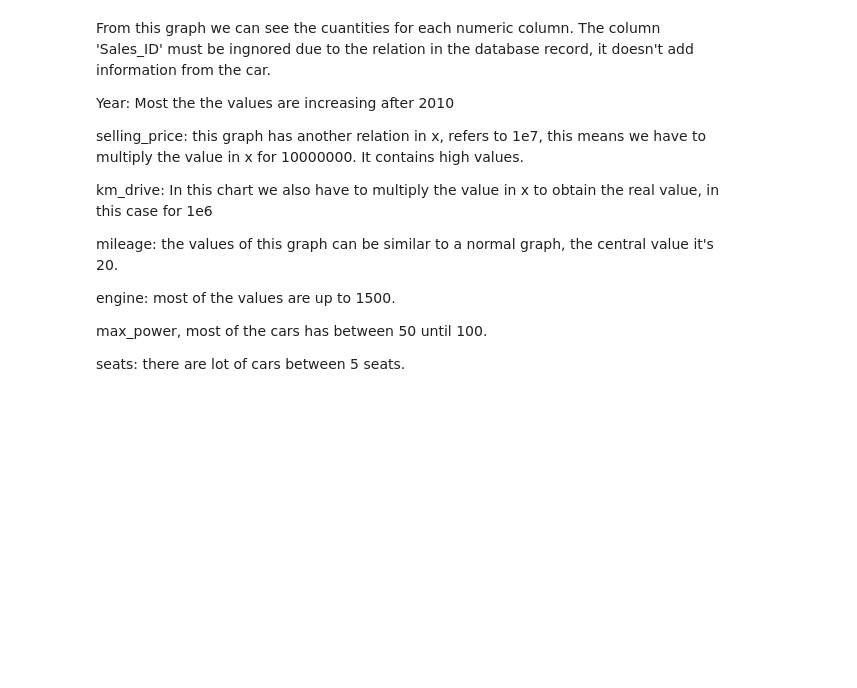
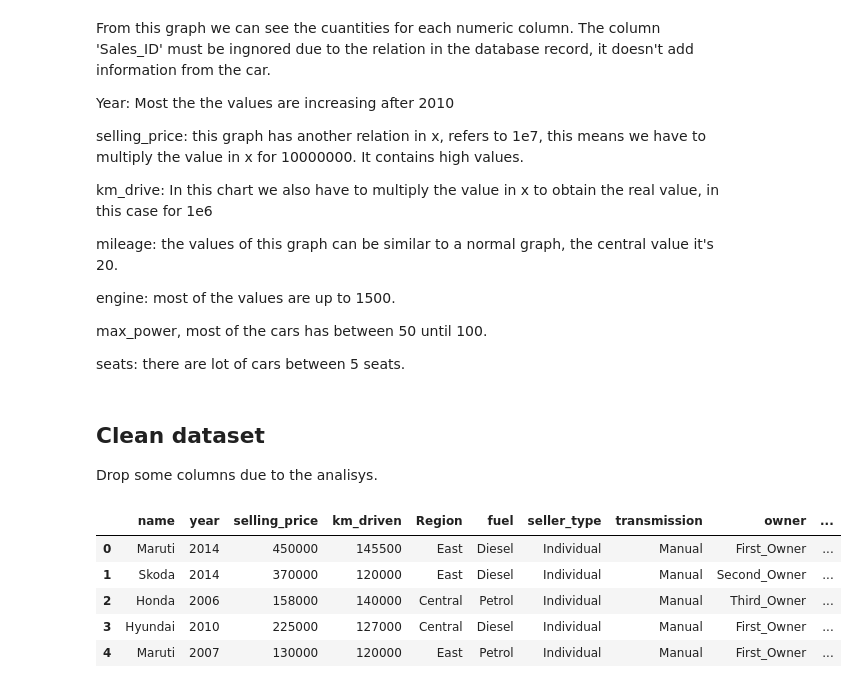
Before and after one commit to parivgabriela/DATA, a Jupyter notebook: car_selling_data/car_data.ipynb, the cells around one changed output. Saved outputs shown, nothing was run; the diff lists cells and outputs as text; code cells hidden in the pictures; blank space fills up the shorter version.

```diff
--- a/car_selling_data/car_data.ipynb
+++ b/car_selling_data/car_data.ipynb
@@ -174,3 +174,7 @@ engine: most of the values are up to 1500.
 max_power, most of the cars has between 50 until 100.
 
 seats: there are lot of cars between 5 seats.
+# %% [markdown]
+## Clean dataset
+
+Drop some columns due to the analisys.
@@ -176,0 +183,10 @@ seats: there are lot of cars between 5 seats.
+# %%
+# nuevo df
+df_1.head()
+# %% [output]
+|  | name | year | selling_price | km_driven | Region | fuel | seller_type | transmission | owner | ... |
+| 0 | Maruti | 2014 | 450000 | 145500 | East | Diesel | Individual | Manual | First_Owner | ... |
+| 1 | Skoda | 2014 | 370000 | 120000 | East | Diesel | Individual | Manual | Second_Owner | ... |
+| 2 | Honda | 2006 | 158000 | 140000 | Central | Petrol | Individual | Manual | Third_Owner | ... |
+| 3 | Hyundai | 2010 | 225000 | 127000 | Central | Diesel | Individual | Manual | First_Owner | ... |
+| 4 | Maruti | 2007 | 130000 | 120000 | East | Petrol | Individual | Manual | First_Owner | ... |
```
Also changed, not shown: parts of 7 cells of this notebook.
